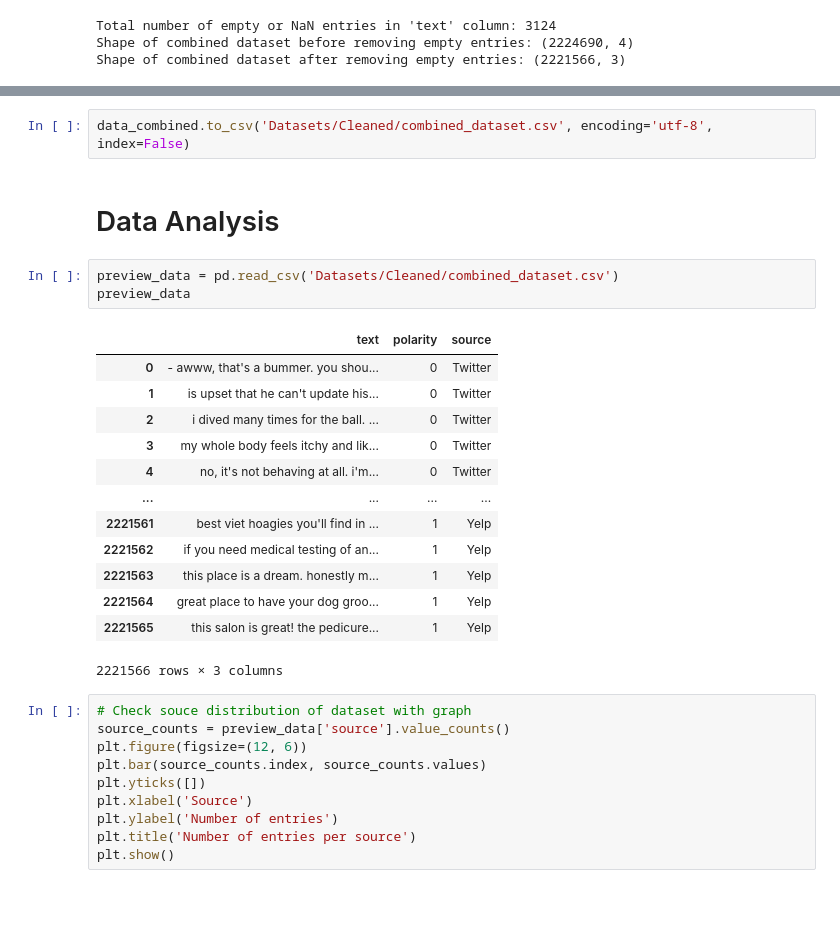
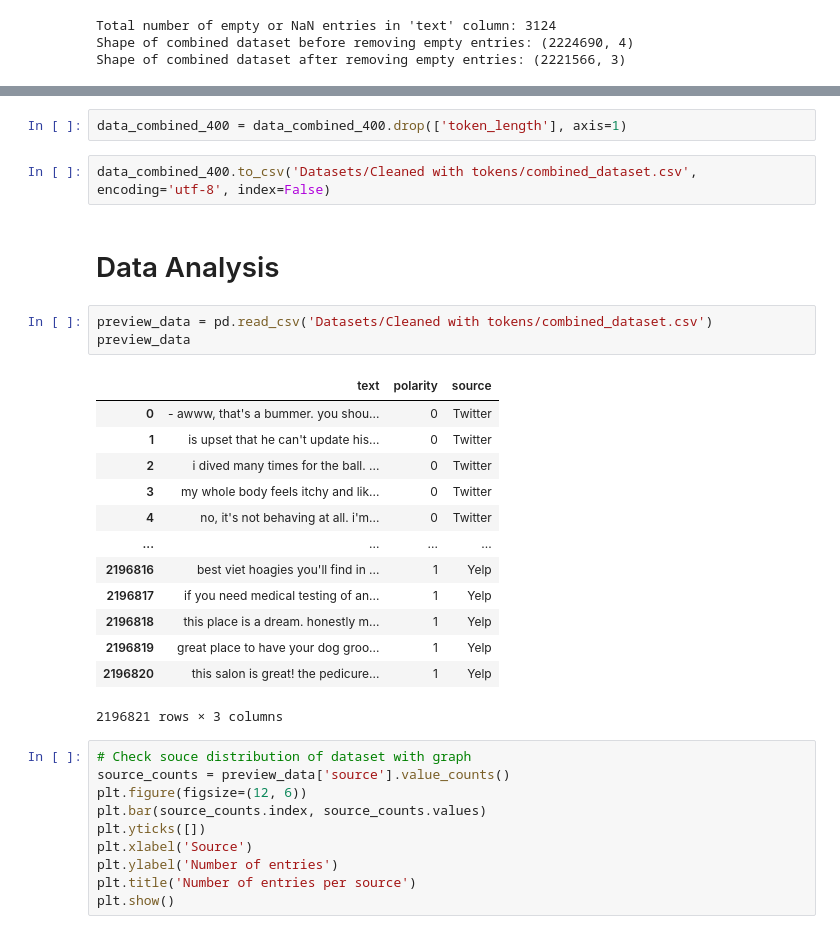
Before and after one commit to Empyrealiv/CSC3101_Capstone, a Jupyter notebook: ML/preprocessing.ipynb, the cells around one changed output, grey strips where cells are left out. Cells and saved outputs as stored; diff of their text form; blank space fills up the shorter version.

```diff
--- a/ML/preprocessing.ipynb
+++ b/ML/preprocessing.ipynb
@@ -553,24 +634,26 @@ Shape of combined dataset after removing empty entries: (2221566, 3)
+# %%
+data_combined_400 = data_combined_400.drop(['token_length'], axis=1)
 # %%
-data_combined.to_csv('Datasets/Cleaned/combined_dataset.csv', encoding='utf-8', index=False)
+data_combined_400.to_csv('Datasets/Cleaned with tokens/combined_dataset.csv', encoding='utf-8', index=False)
 # %% [markdown]
 # Data Analysis
 # %%
-preview_data = pd.read_csv('Datasets/Cleaned/combined_dataset.csv')
+preview_data = pd.read_csv('Datasets/Cleaned with tokens/combined_dataset.csv')
 preview_data
 # %% [output]
 |  | text | polarity | source |
 | 0 | - awww, that's a bummer. you shou... | 0 | Twitter |
 | 1 | is upset that he can't update his... | 0 | Twitter |
 | 2 | i dived many times for the ball. ... | 0 | Twitter |
 | 3 | my whole body feels itchy and lik... | 0 | Twitter |
 | 4 | no, it's not behaving at all. i'm... | 0 | Twitter |
 | ... | ... | ... | ... |
-| 2221561 | best viet hoagies you'll find in ... | 1 | Yelp |
-| 2221562 | if you need medical testing of an... | 1 | Yelp |
-| 2221563 | this place is a dream. honestly m... | 1 | Yelp |
-| 2221564 | great place to have your dog groo... | 1 | Yelp |
-| 2221565 | this salon is great! the pedicure... | 1 | Yelp |
+| 2196816 | best viet hoagies you'll find in ... | 1 | Yelp |
+| 2196817 | if you need medical testing of an... | 1 | Yelp |
+| 2196818 | this place is a dream. honestly m... | 1 | Yelp |
+| 2196819 | great place to have your dog groo... | 1 | Yelp |
+| 2196820 | this salon is great! the pedicure... | 1 | Yelp |
-2221566 rows × 3 columns
+2196821 rows × 3 columns
 # %%
 # Check souce distribution of dataset with graph
 source_counts = preview_data['source'].value_counts()
```
Also changed, not shown: parts of 9 cells of this notebook, 16 other files.
